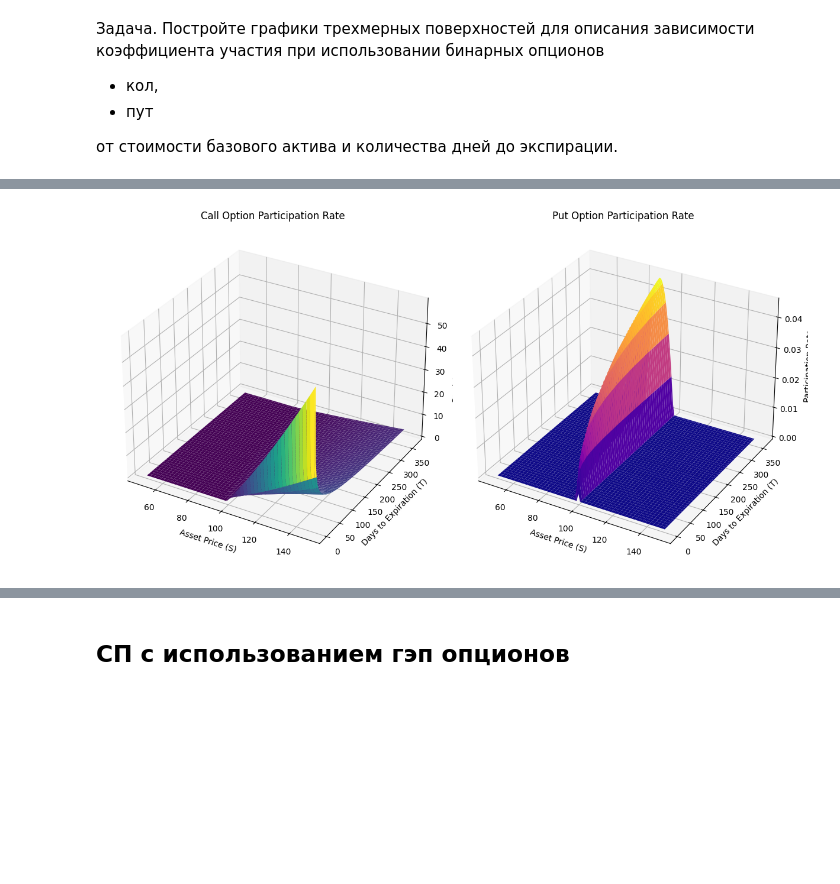
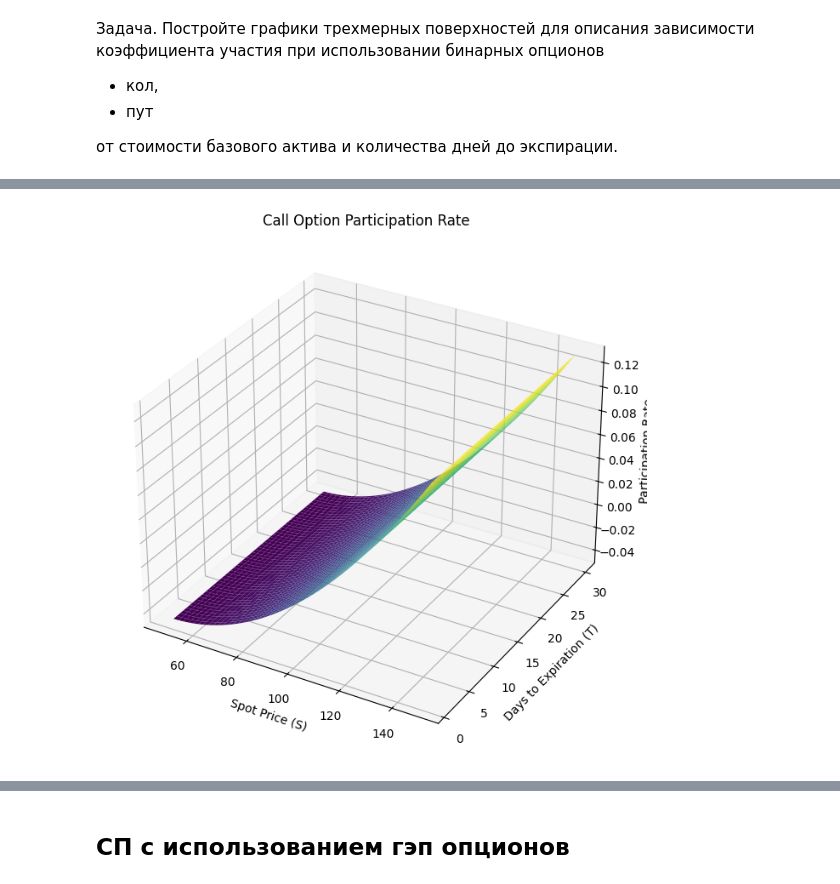
Before and after one commit to vehcamut/GSFP_SIRIUS24, a Jupyter notebook: TSD_lab_2†_GSFP.ipynb, the cells around one changed output, grey strips where cells are left out. Saved outputs shown, nothing was run; the diff lists cells and outputs as text; code cells hidden in the pictures; blank space fills up the shorter version.

```diff
--- a/TSD_lab_2†_GSFP.ipynb
+++ b/TSD_lab_2†_GSFP.ipynb
@@ -503,19 +420,0 @@ plt.show()
-# %%
-# Формула коэффициента участия для пут опциона (условный пример)
-participation_rate_put = np.maximum(0, np.minimum(1, (100 - A) / 50 + (D / 365)))
-
-# Создание графика
-fig = plt.figure(figsize=(10, 7))
-ax = fig.add_subplot(111, projection='3d')
-
-# Построение поверхности
-surface_put = ax.plot_surface(A, D, participation_rate_put, cmap='plasma', edgecolor='k', alpha=0.8)
-
-# Настройки графика
-ax.set_title("Зависимость коэффициента участия (пут опцион) от стоимости актива и дней до экспирации")
-ax.set_xlabel("Стоимость базового актива")
-ax.set_ylabel("Количество дней до экспирации")
-ax.set_zlabel("Коэффициент участия")
-fig.colorbar(surface_put, shrink=0.5, aspect=10)
-
-plt.show()
@@ -524,51 +421,41 @@ plt.show()
 # %%
 import numpy as np
 import matplotlib.pyplot as plt
+from mpl_toolkits.mplot3d import Axes3D
 
 # Параметры
 S = np.linspace(50, 150, 100)  # Стоимость базового актива
-T = np.linspace(1, 365, 100)  # Количество дней до экспирации
+T = np.linspace(1, 30, 100)   # Количество дней до экспирации
 S, T = np.meshgrid(S, T)
 
-# Параметры бинарного опциона
-K = 100  # Цена исполнения
-r = 0.05  # Безрисковая ставка
-sigma = 0.2  # Волатильность
-q = 0.03  # Дивидендная доходность
+# Зависимость коэффициента участия (примерная модель)
+def participation_rate_call(S, T, K=100, r=0.01, sigma=0.2):
+    return np.exp(-r * T / 365) * (S / K - 1) * np.maximum(0, 1 - np.exp(-sigma * S / 100))
 
-# Формула коэффициента участия для бинарного опциона
-def participation_rate_call(S, T, K, r, sigma, q):
-    d2 = (np.log(S / K) + (r - q - 0.5 * sigma**2) * T / 365) / (sigma * np.sqrt(T / 365))
-    return np.maximum(S / K * np.exp(-r * T / 365) * (1 + d2), 0)
+def participation_rate_put(S, T, K=100, r=0.01, sigma=0.2):
+    return np.exp(-r * T / 365) * (1 - S / K) * np.maximum(0, 1 - np.exp(-sigma * (150 - S) / 100))
 
-def participation_rate_put(S, T, K, r, sigma, q):
-    d2 = (np.log(S / K) + (r - q - 0.5 * sigma**2) * T / 365) / (sigma * np.sqrt(T / 365))
-    return np.maximum((1 - S / K) * np.exp(-r * T / 365) * (1 + d2), 0)
+# Вычисления
+call_rates = participation_rate_call(S, T)
+put_rates = participation_rate_put(S, T)
 
-# Расчет коэффициентов участия
-PR_call = participation_rate_call(S, T, K, r, sigma, q)
-PR_put = participation_rate_put(S, T, K, r, sigma, q)
+# Графики
+fig_call = plt.figure(figsize=(10, 8))
+ax_call = fig_call.add_subplot(111, projection='3d')
+ax_call.plot_surface(S, T, call_rates, cmap='viridis', edgecolor='none')
+ax_call.set_title('Call Option Participation Rate')
+ax_call.set_xlabel('Spot Price (S)')
+ax_call.set_ylabel('Days to Expiration (T)')
+ax_call.set_zlabel('Participation Rate')
+plt.show()
 
-# Построение графиков
-fig = plt.figure(figsize=(12, 8))
-
-# График для call опциона
-ax1 = fig.add_subplot(121, projection='3d')
-ax1.plot_surface(S, T, PR_call, cmap='viridis')
-ax1.set_title("Call Option Participation Rate")
-ax1.set_xlabel("Asset Price (S)")
-ax1.set_ylabel("Days to Expiration (T)")
-ax1.set_zlabel("Participation Rate")
-
-# График для put опциона
-ax2 = fig.add_subplot(122, projection='3d')
-ax2.plot_surface(S, T, PR_put, cmap='plasma')
-ax2.set_title("Put Option Participation Rate")
-ax2.set_xlabel("Asset Price (S)")
-ax2.set_ylabel("Days to Expiration (T)")
-ax2.set_zlabel("Participation Rate")
-
-plt.tight_layout()
+fig_put = plt.figure(figsize=(10, 8))
+ax_put = fig_put.add_subplot(111, projection='3d')
+ax_put.plot_surface(S, T, put_rates, cmap='plasma', edgecolor='none')
+ax_put.set_title('Put Option Participation Rate')
+ax_put.set_xlabel('Spot Price (S)')
+ax_put.set_ylabel('Days to Expiration (T)')
+ax_put.set_zlabel('Participation Rate')
 plt.show()
 # %% [output]
-[figure, old version]
+[figure, new version]
```
Also changed, not shown: parts of 5 cells of this notebook.
